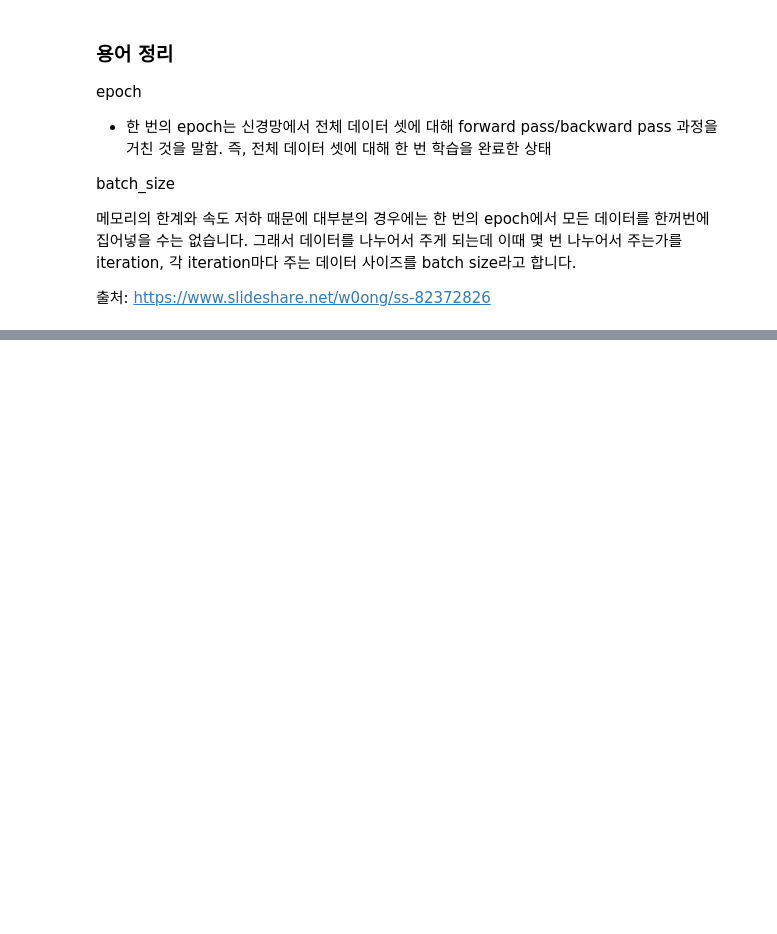
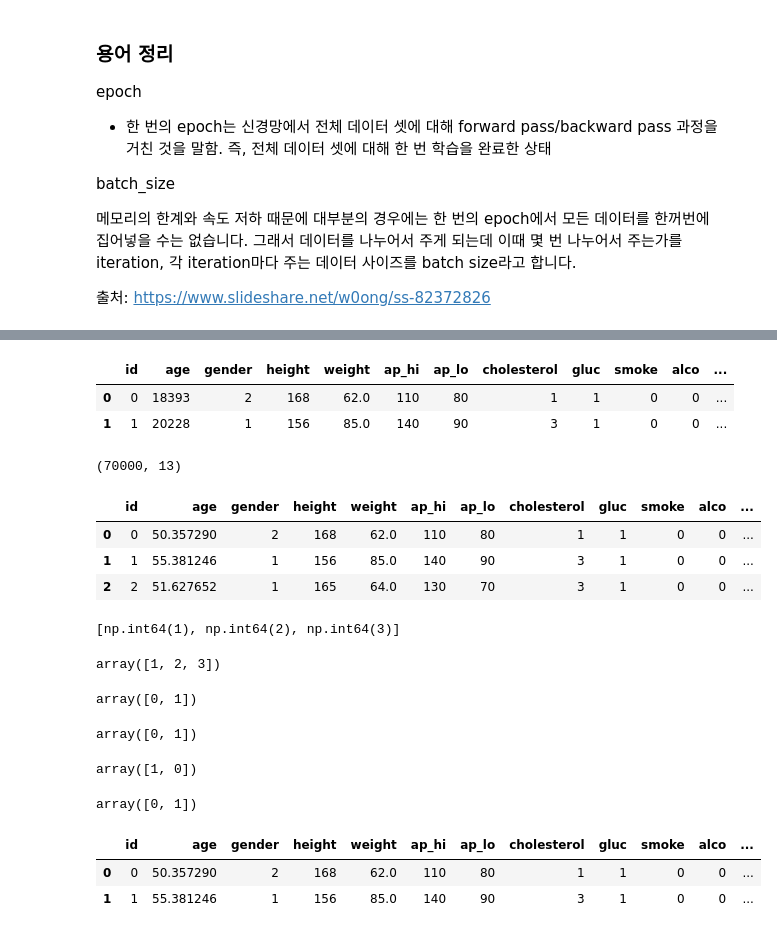
Before and after one commit to heeggo87/ai-dev-main, a Jupyter notebook: ML2/01_Neural_Networks.ipynb, the cells around one changed output, grey strips where cells are left out. Cells and saved outputs as stored; diff of their text form; code cells hidden in the pictures; blank space fills up the shorter version.

```diff
--- a/ML2/01_Neural_Networks.ipynb
+++ b/ML2/01_Neural_Networks.ipynb
@@ -249,0 +463,49 @@ batch_size
+# %%
+df.head(2)
+# %% [output]
+|  | id | age | gender | height | weight | ap_hi | ap_lo | cholesterol | gluc | smoke | alco | ... |
+| 0 | 0 | 18393 | 2 | 168 | 62.0 | 110 | 80 | 1 | 1 | 0 | 0 | ... |
+| 1 | 1 | 20228 | 1 | 156 | 85.0 | 140 | 90 | 3 | 1 | 0 | 0 | ... |
+# %%
+df['age'] = df['age'] / 365.25
+# %%
+df.shape
+# %% [output]
+(70000, 13)
+# %%
+df.head(3)
+# %% [output]
+|  | id | age | gender | height | weight | ap_hi | ap_lo | cholesterol | gluc | smoke | alco | ... |
+| 0 | 0 | 50.357290 | 2 | 168 | 62.0 | 110 | 80 | 1 | 1 | 0 | 0 | ... |
+| 1 | 1 | 55.381246 | 1 | 156 | 85.0 | 140 | 90 | 3 | 1 | 0 | 0 | ... |
+| 2 | 2 | 51.627652 | 1 | 165 | 64.0 | 130 | 70 | 3 | 1 | 0 | 0 | ... |
+# %%
+sorted( df['cholesterol'].unique() )
+# %% [output]
+[np.int64(1), np.int64(2), np.int64(3)]
+# %%
+df['gluc'].unique()
+# %% [output]
+array([1, 2, 3])
+# %%
+df['smoke'].unique()
+# %% [output]
+array([0, 1])
+# %%
+df['alco'].unique()
+# %% [output]
+array([0, 1])
+# %%
+df['active'].unique()
+# %% [output]
+array([1, 0])
+# %%
+df['cardio'].unique()
+# %% [output]
+array([0, 1])
+# %%
+df.head(2)
+# %% [output]
+|  | id | age | gender | height | weight | ap_hi | ap_lo | cholesterol | gluc | smoke | alco | ... |
+| 0 | 0 | 50.357290 | 2 | 168 | 62.0 | 110 | 80 | 1 | 1 | 0 | 0 | ... |
+| 1 | 1 | 55.381246 | 1 | 156 | 85.0 | 140 | 90 | 3 | 1 | 0 | 0 | ... |
```
Also changed, not shown: parts of 59 cells of this notebook, 1 other file.
